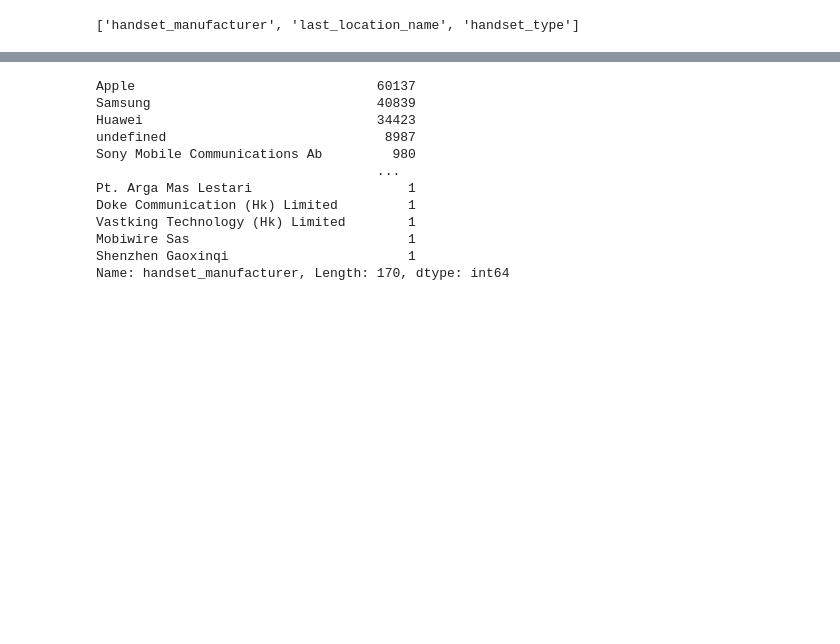
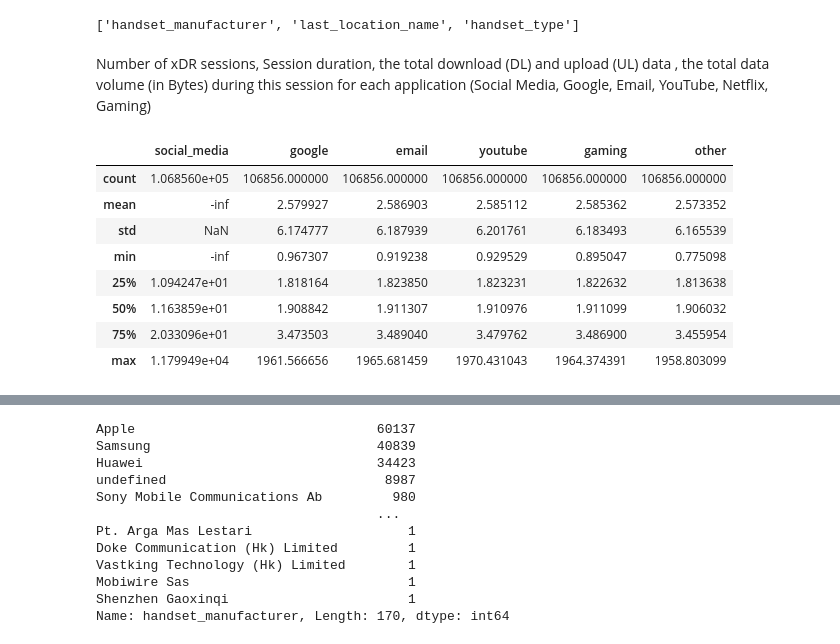
Before and after one commit to jedisam/Telecom-Data-Analysis, a Jupyter notebook: notebooks/userOverview.ipynb, the cells around one changed output, grey strips where cells are left out. Drawn from its saved outputs; the diff is of its cells as text; code cells hidden in the pictures; blank space fills up the shorter version.

```diff
--- a/notebooks/userOverview.ipynb
+++ b/notebooks/userOverview.ipynb
@@ -605,3 +602,20 @@ cat_cols.remove('end')
 cat_cols
 # %% [output]
 ['handset_manufacturer', 'last_location_name', 'handset_type']
+# %% [markdown]
+Number of xDR sessions,  Session duration,  the total download (DL) and upload (UL) data , the total data volume (in Bytes) during this session for each application (Social Media, Google, Email, YouTube, Netflix, Gaming)
+# %%
+# Session aggregation of social_media per user
+user_stat_per_app = df.groupby('msisdn/number').agg({'social_media': 'sum', 'google': sum, 'email': 'sum', 'youtube': 'sum', 'gaming': 'sum', 'other': 'sum'})
+# %%
+user_stat_per_app.describe()
+# %% [output]
+|  | social_media | google | email | youtube | gaming | other |
+| count | 1.068560e+05 | 106856.000000 | 106856.000000 | 106856.000000 | 106856.000000 | 106856.000000 |
+| mean | -inf | 2.579927 | 2.586903 | 2.585112 | 2.585362 | 2.573352 |
+| std | NaN | 6.174777 | 6.187939 | 6.201761 | 6.183493 | 6.165539 |
+| min | -inf | 0.967307 | 0.919238 | 0.929529 | 0.895047 | 0.775098 |
+| 25% | 1.094247e+01 | 1.818164 | 1.823850 | 1.823231 | 1.822632 | 1.813638 |
+| 50% | 1.163859e+01 | 1.908842 | 1.911307 | 1.910976 | 1.911099 | 1.906032 |
+| 75% | 2.033096e+01 | 3.473503 | 3.489040 | 3.479762 | 3.486900 | 3.455954 |
+| max | 1.179949e+04 | 1961.566656 | 1965.681459 | 1970.431043 | 1964.374391 | 1958.803099 |
```
Also changed, not shown: parts of 5 cells of this notebook.
